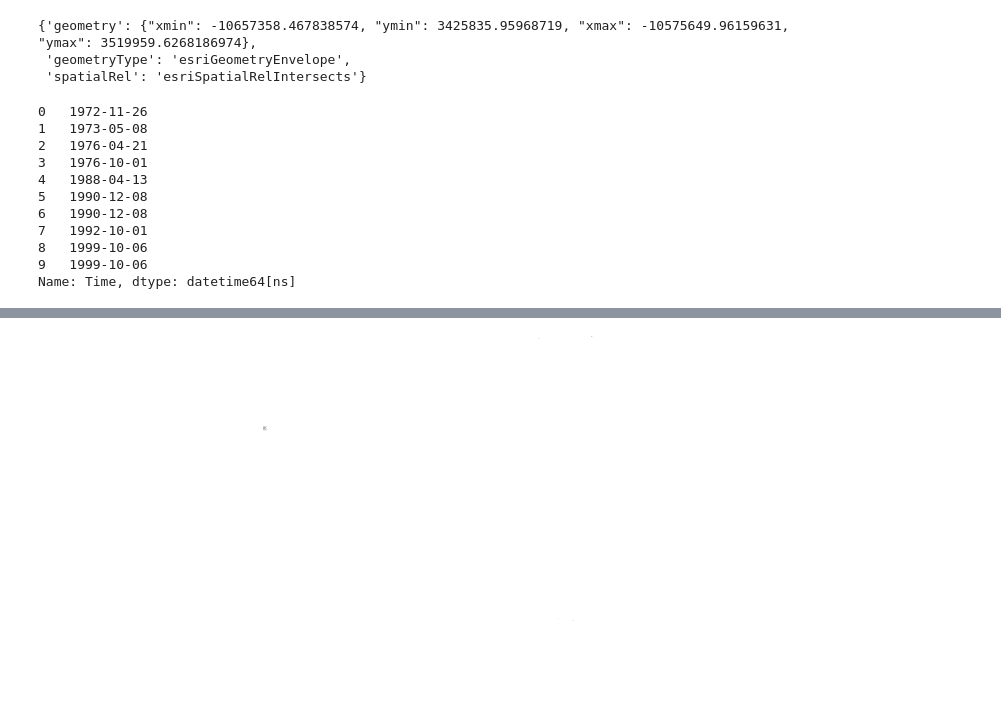
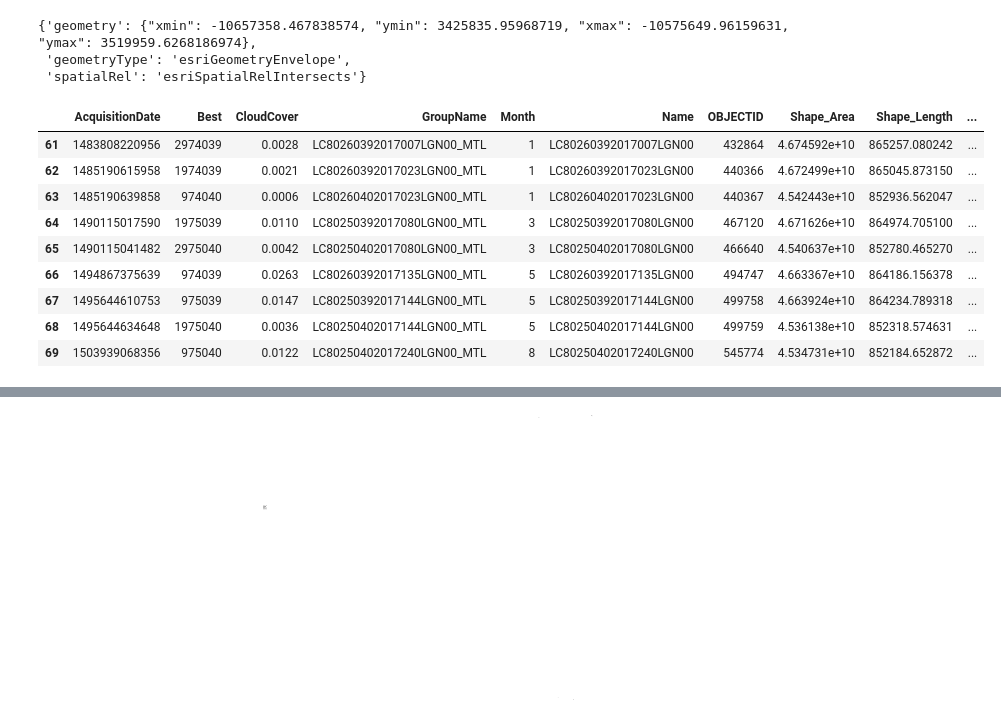
Before and after one commit to AKForte/g_presentations, a Jupyter notebook: 2017_106_milestone/raster_analysis.ipynb, the cells around one changed output, grey strips where cells are left out. Saved outputs shown, nothing was run; the diff lists cells and outputs as text; code cells hidden in the pictures; blank space fills up the shorter version.

```diff
--- a/2017_106_milestone/raster_analysis.ipynb
+++ b/2017_106_milestone/raster_analysis.ipynb
@@ -83,9 +57,9 @@ houston_mask2
  'geometryType': 'esriGeometryEnvelope',
  'spatialRel': 'esriSpatialRelIntersects'}
 # %%
-houston_images = landsat.filter_by(where="(Category = 1) AND (CloudCover <=0.01)",geometry=houston_mask2)
+houston_images = landsat.filter_by(where="(Category = 1) AND (CloudCover <=0.05)",geometry=houston_mask2)
 # %%
-fs = houston_images.query(out_fields="AcquisitionDate, GroupName, Best, CloudCover, WRS_Row, Month, Name",
+fs = houston_images.query(out_fields="AcquisitionDate, GroupName, Best, CloudCover, WRS_Row, WRS_Path, Month, Name",
               return_geometry=True,
               return_distinct_values=False,
               order_by_fields="AcquisitionDate")
@@ -93,16 +67,15 @@ fs = houston_images.query(out_fields="AcquisitionDate, GroupName, Best, CloudCov
 df = fs.df
 # %%
 df['Time'] = pd.to_datetime(df['AcquisitionDate'], unit='ms')
-df['Time'].head(10)
+df[df['Time']>'2017']
 # %% [output]
-0   1972-11-26
-1   1973-05-08
-2   1976-04-21
-3   1976-10-01
-4   1988-04-13
-5   1990-12-08
-6   1990-12-08
-7   1992-10-01
-8   1999-10-06
-9   1999-10-06
-Name: Time, dtype: datetime64[ns]
+|  | AcquisitionDate | Best | CloudCover | GroupName | Month | Name | OBJECTID | Shape_Area | Shape_Length | ... |
+| 61 | 1483808220956 | 2974039 | 0.0028 | LC80260392017007LGN00_MTL | 1 | LC80260392017007LGN00 | 432864 | 4.674592e+10 | 865257.080242 | ... |
+| 62 | 1485190615958 | 1974039 | 0.0021 | LC80260392017023LGN00_MTL | 1 | LC80260392017023LGN00 | 440366 | 4.672499e+10 | 865045.873150 | ... |
+| 63 | 1485190639858 | 974040 | 0.0006 | LC80260402017023LGN00_MTL | 1 | LC80260402017023LGN00 | 440367 | 4.542443e+10 | 852936.562047 | ... |
+| 64 | 1490115017590 | 1975039 | 0.0110 | LC80250392017080LGN00_MTL | 3 | LC80250392017080LGN00 | 467120 | 4.671626e+10 | 864974.705100 | ... |
+| 65 | 1490115041482 | 2975040 | 0.0042 | LC80250402017080LGN00_MTL | 3 | LC80250402017080LGN00 | 466640 | 4.540637e+10 | 852780.465270 | ... |
+| 66 | 1494867375639 | 974039 | 0.0263 | LC80260392017135LGN00_MTL | 5 | LC80260392017135LGN00 | 494747 | 4.663367e+10 | 864186.156378 | ... |
+| 67 | 1495644610753 | 975039 | 0.0147 | LC80250392017144LGN00_MTL | 5 | LC80250392017144LGN00 | 499758 | 4.663924e+10 | 864234.789318 | ... |
+| 68 | 1495644634648 | 1975040 | 0.0036 | LC80250402017144LGN00_MTL | 5 | LC80250402017144LGN00 | 499759 | 4.536138e+10 | 852318.574631 | ... |
+| 69 | 1503939068356 | 975040 | 0.0122 | LC80250402017240LGN00_MTL | 8 | LC80250402017240LGN00 | 545774 | 4.534731e+10 | 852184.652872 | ... |
```
Also changed, not shown: parts of 10 cells of this notebook, 1 other file.
